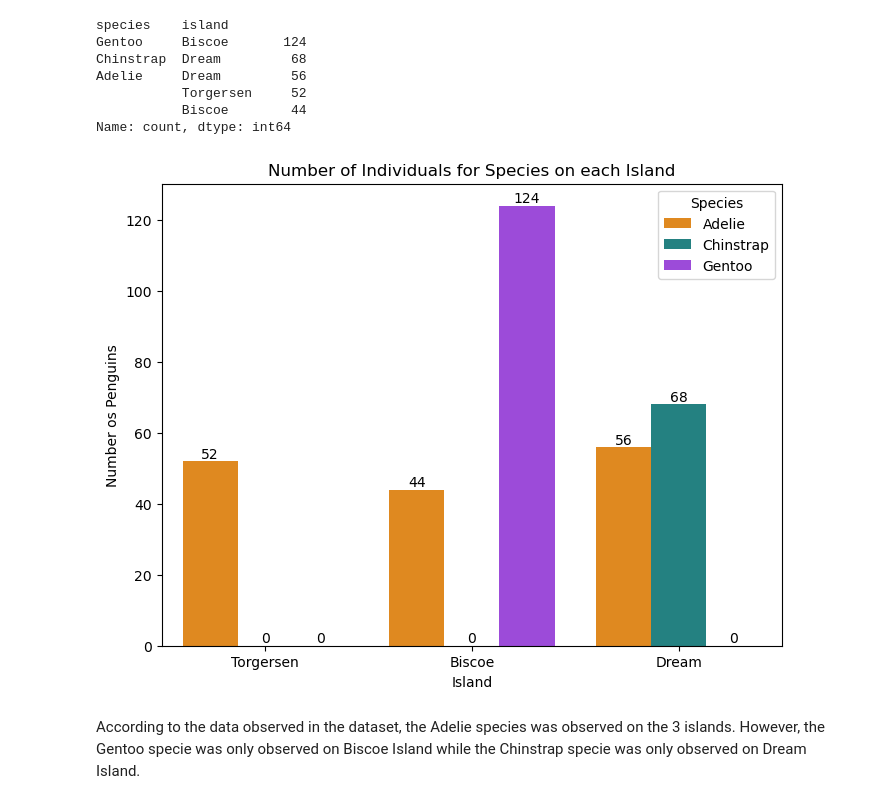
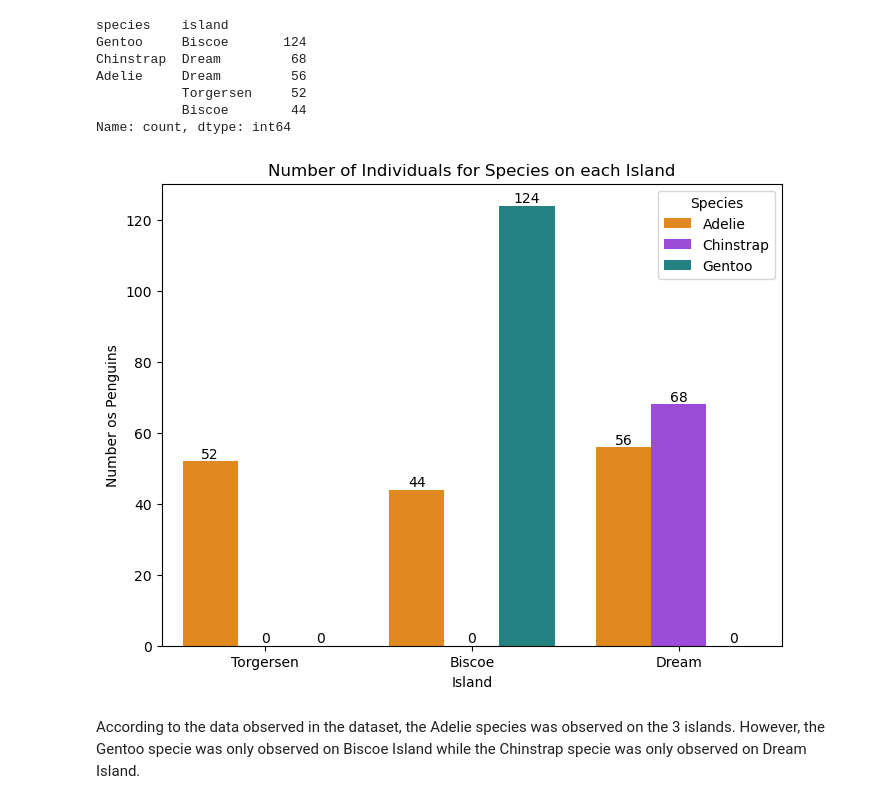
Before and after one commit to RodrigoDMU/MyWorkPDA-Project, a Jupyter notebook: penguins.ipynb, the cells around one changed output. Saved outputs shown, nothing was run; the diff lists cells and outputs as text; code cells hidden in the pictures.

```diff
--- a/penguins.ipynb
+++ b/penguins.ipynb
@@ -187,7 +187,7 @@ Name: count, dtype: int64
 # Add figure size.
 plt.figure(figsize = (8,6))
 # Count the number of penguins for each specie.
-ax = sns.countplot(x='species', data=df, palette=['#FF8C00','#159090','#A034F0'])
+ax = sns.countplot(x='species', data=df, palette=['#FF8C00','#A034F0','#159090'])
 # Add title.
 plt.title('Number of Individuals by Species')
 # Add labels (X and Y).
@@ -216,22 +216,22 @@ Name: count, dtype: int64
 # %%
 # Add figure size.
 plt.figure(figsize = (8,6))
 # Count the number of penguins for specie on each island.
-ax = sns.countplot(x='island', hue='species', data=df, palette=['#FF8C00','#159090','#A034F0'])
+ax = sns.countplot(x='island', hue='species', data=df, palette=['#FF8C00','#A034F0','#159090'])
 # Add title.
 plt.title('Number of Individuals for Species on each Island')
 # Add legend tittle.
 plt.legend(title='Species')
 # Add labels (X and Y).
 plt.xlabel('Island')
 plt.ylabel('Number os Penguins')
 # Add total count on top of bar.
 for container in ax.containers:
     ax.bar_label(container)
 
 # References: [7][10]
 # %% [output]
-[figure, old version]
+[figure, new version]
 # %% [markdown]
 According to the data observed in the dataset, the Adelie species was observed on the 3 islands. However, the Gentoo specie was only observed on Biscoe Island while the Chinstrap specie was only observed on Dream Island.
 # %% [markdown]
```
Also changed, not shown: parts of 4 cells of this notebook.
